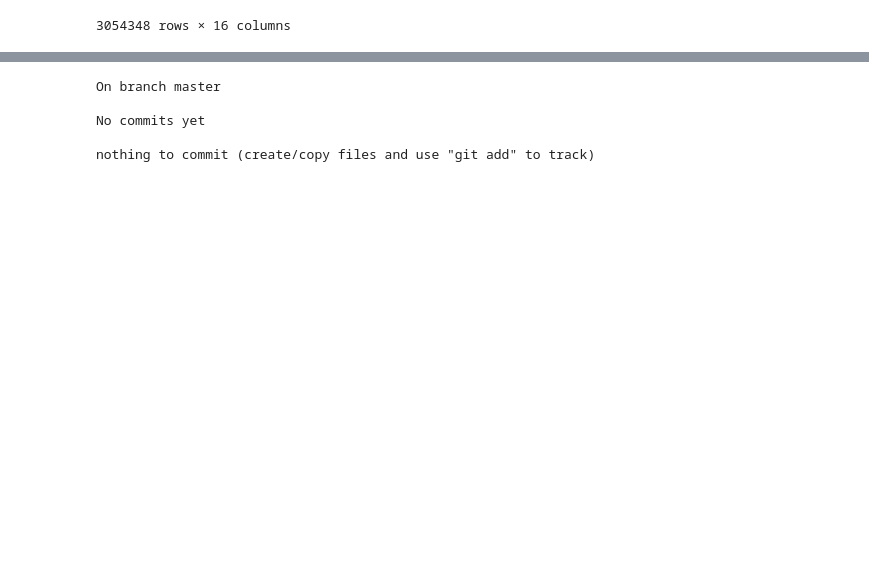
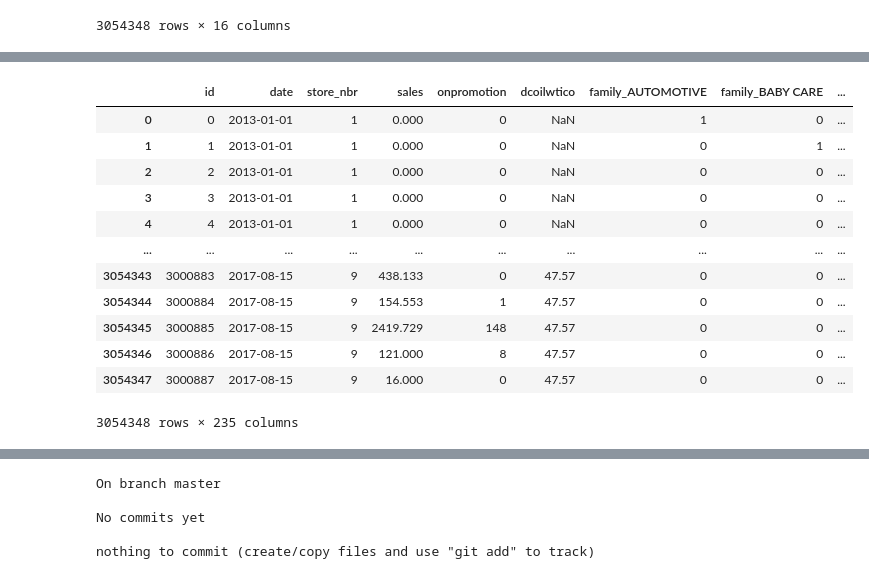
Before and after one commit to ferrry-ghsb/bigdata_6team, a Jupyter notebook: 빅데이터_.ipynb, the cells around one changed output, grey strips where cells are left out. Saved outputs shown, nothing was run; the diff lists cells and outputs as text; code cells hidden in the pictures; blank space fills up the shorter version.

```diff
--- a/빅데이터_.ipynb
+++ b/빅데이터_.ipynb
@@ -284,0 +295,28 @@ dtype: object
+# %%
+#원핫인코딩을 위한 함수 정의
+def dummy_data(data, columns):
+    for column in columns:
+        data = pd.concat([data, pd.get_dummies(data[column], prefix = column)], axis=1)
+        data = data.drop(column, axis=1)
+    return data
+# %%
+trans_cols = ["store_nbr", "family", "city", "state", "type_x", "cluster", "type_y", "locale", "locale_name", "description",	"transferred"]
+# %%
+train_trans = dummy_data(train_cp, trans_cols)
+# %%
+#원핫인코딩 잘 진행됐는지 확인
+train_trans
+# %% [output]
+|  | id | date | store_nbr | sales | onpromotion | dcoilwtico | family_AUTOMOTIVE | family_BABY CARE | ... |
+| 0 | 0 | 2013-01-01 | 1 | 0.000 | 0 | NaN | 1 | 0 | ... |
+| 1 | 1 | 2013-01-01 | 1 | 0.000 | 0 | NaN | 0 | 1 | ... |
+| 2 | 2 | 2013-01-01 | 1 | 0.000 | 0 | NaN | 0 | 0 | ... |
+| 3 | 3 | 2013-01-01 | 1 | 0.000 | 0 | NaN | 0 | 0 | ... |
+| 4 | 4 | 2013-01-01 | 1 | 0.000 | 0 | NaN | 0 | 0 | ... |
+| ... | ... | ... | ... | ... | ... | ... | ... | ... | ... |
+| 3054343 | 3000883 | 2017-08-15 | 9 | 438.133 | 0 | 47.57 | 0 | 0 | ... |
+| 3054344 | 3000884 | 2017-08-15 | 9 | 154.553 | 1 | 47.57 | 0 | 0 | ... |
+| 3054345 | 3000885 | 2017-08-15 | 9 | 2419.729 | 148 | 47.57 | 0 | 0 | ... |
+| 3054346 | 3000886 | 2017-08-15 | 9 | 121.000 | 8 | 47.57 | 0 | 0 | ... |
+| 3054347 | 3000887 | 2017-08-15 | 9 | 16.000 | 0 | 47.57 | 0 | 0 | ... |
+3054348 rows × 235 columns
```
Also changed, not shown: parts of 39 cells of this notebook.
